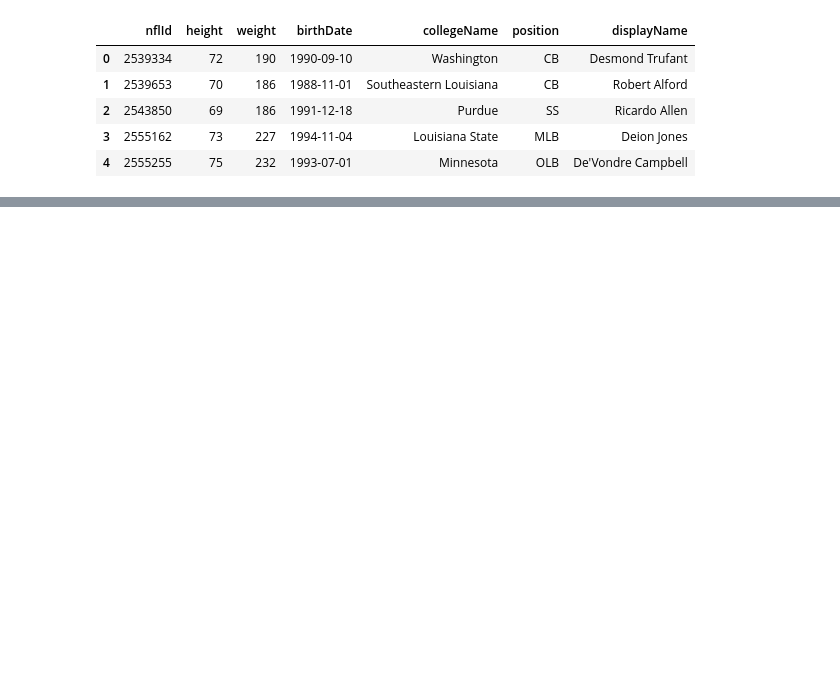
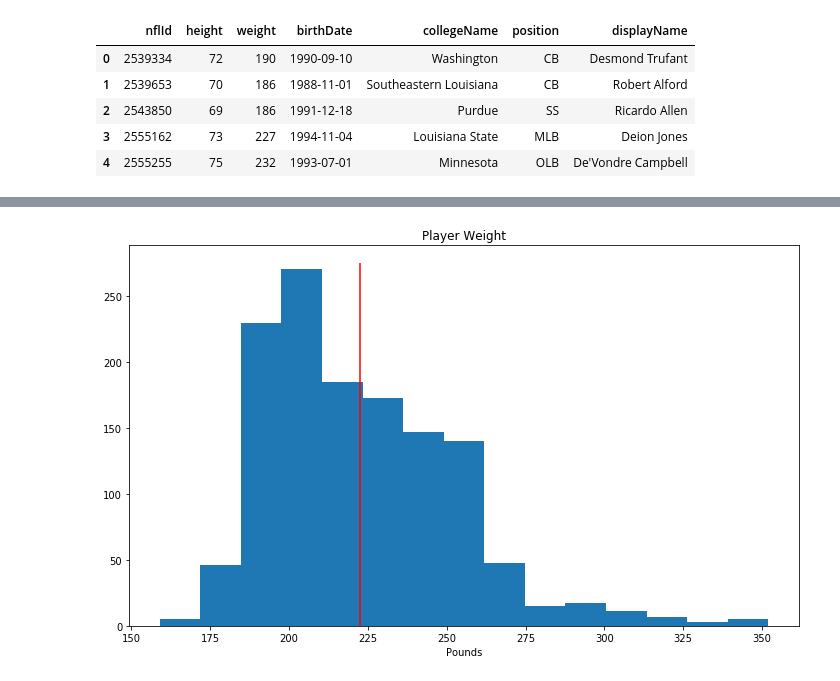
Before and after one commit to matthewbburrell/nfl_big_data_bowl_2021, a Jupyter notebook: EDA/EDA.ipynb, the cells around one changed output, grey strips where cells are left out. Saved outputs shown, nothing was run; the diff lists cells and outputs as text; code cells hidden in the pictures; blank space fills up the shorter version.

```diff
--- a/EDA/EDA.ipynb
+++ b/EDA/EDA.ipynb
@@ -43,0 +204,8 @@ df_player.groupby(['position']).count()
+# %%
+plt.figure(figsize = (12,7))
+plt.hist(df_player['weight'], bins = 15)
+plt.vlines(x = np.mean(df_player['weight']), ymin = 0, ymax = 275, color = 'red')
+plt.xlabel('Pounds')
+plt.title('Player Weight');
+# %% [output]
+[figure, added]
```
Also changed, not shown: parts of 212 cells of this notebook.
